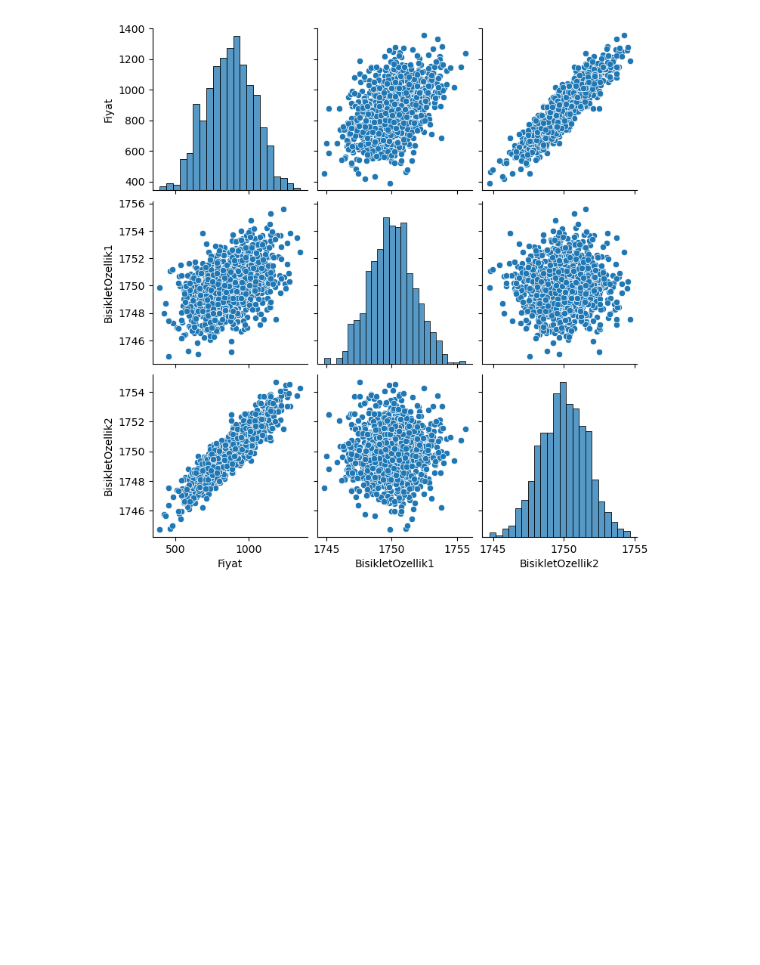
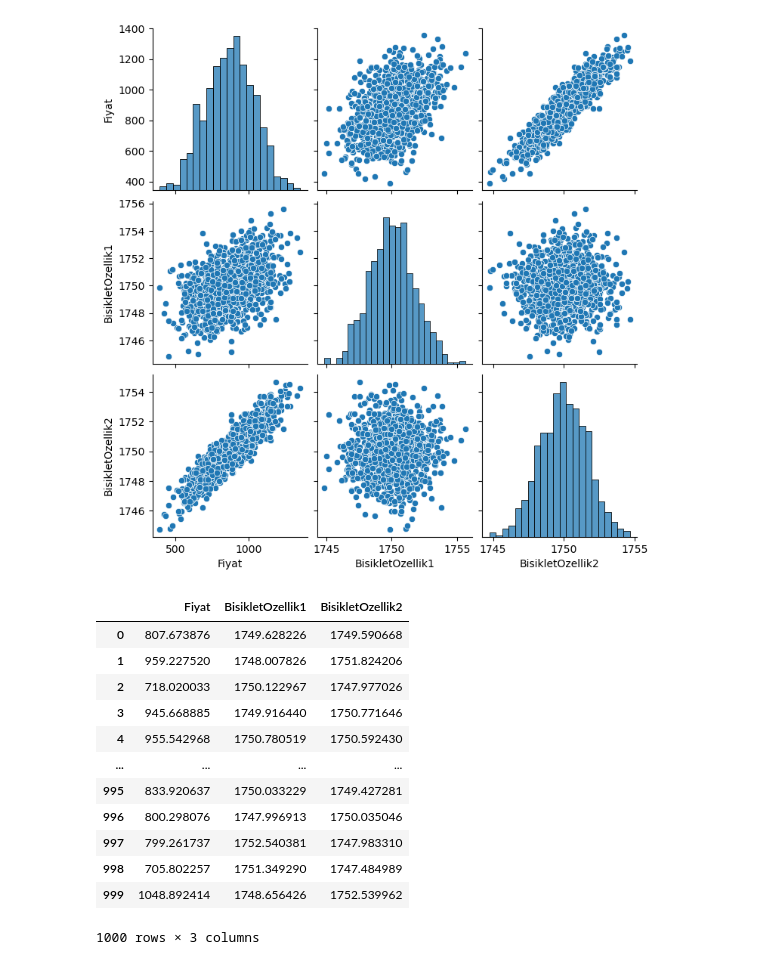
Before and after one commit to Gulciha-n/TensorFlow_MyNotes, a Jupyter notebook: 01-TensorFlow_intro.ipynb, the cells around one changed output. Drawn from its saved outputs; the diff is of its cells as text; code cells hidden in the pictures; blank space fills up the shorter version.

```diff
--- a/01-TensorFlow_intro.ipynb
+++ b/01-TensorFlow_intro.ipynb
@@ -4,4 +5,4 @@ import seaborn as sbn
 import matplotlib.pyplot as plt
 # %%
-dataFrame = pd.read_excel("Bcycle_Prices.xlsx")
+data = pd.read_excel("Bcycle_Prices.xlsx")
 # %%
@@ -37,0 +43,17 @@ sbn.pairplot(dataFrame)
+# %%
+data
+# Fiyat = Y  ,   BisikletOzellik1 ve BisikletOzellik2 = X
+# %% [output]
+|  | Fiyat | BisikletOzellik1 | BisikletOzellik2 |
+| 0 | 807.673876 | 1749.628226 | 1749.590668 |
+| 1 | 959.227520 | 1748.007826 | 1751.824206 |
+| 2 | 718.020033 | 1750.122967 | 1747.977026 |
+| 3 | 945.668885 | 1749.916440 | 1750.771646 |
+| 4 | 955.542968 | 1750.780519 | 1750.592430 |
+| ... | ... | ... | ... |
+| 995 | 833.920637 | 1750.033229 | 1749.427281 |
+| 996 | 800.298076 | 1747.996913 | 1750.035046 |
+| 997 | 799.261737 | 1752.540381 | 1747.983310 |
+| 998 | 705.802257 | 1751.349290 | 1747.484989 |
+| 999 | 1048.892414 | 1748.656426 | 1752.539962 |
+1000 rows × 3 columns
```
Also changed, not shown: parts of 59 cells of this notebook, 1 other file.
